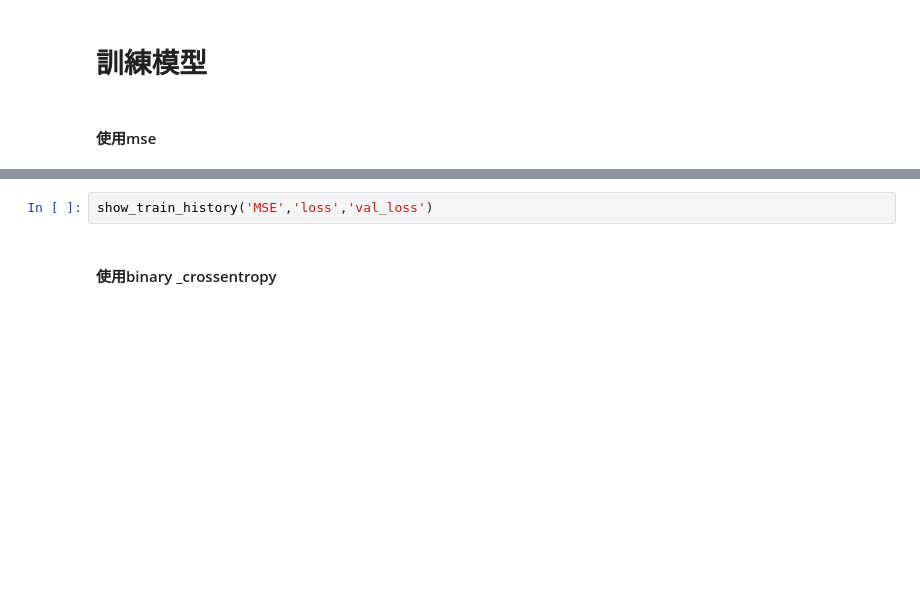
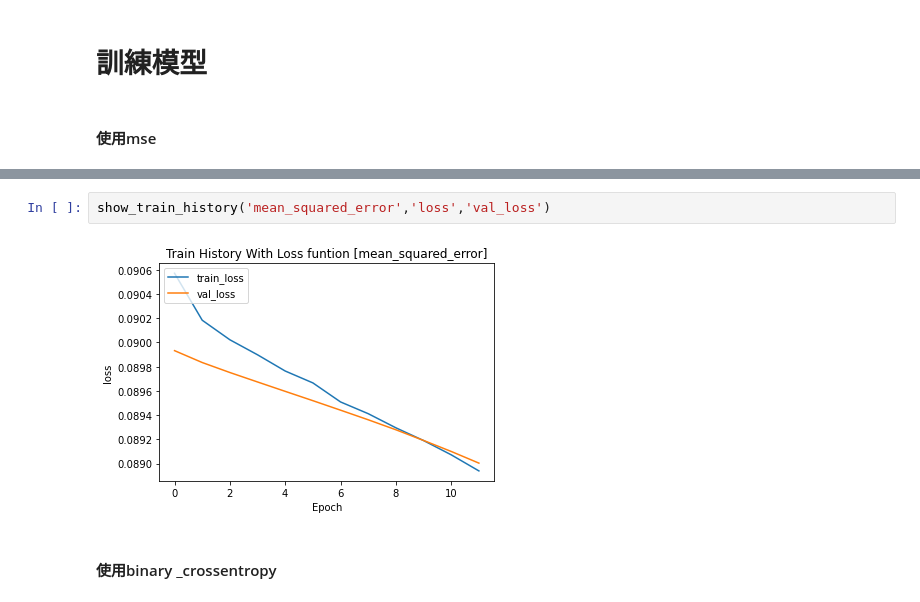
Before and after one commit to DunkLiao/4th-ML100Days, a Jupyter notebook: homework/Day_071_HW.ipynb, the cells around one changed output, grey strips where cells are left out. Saved outputs shown, nothing was run; the diff lists cells and outputs as text; blank space fills up the shorter version.

```diff
--- a/homework/Day_071_HW.ipynb
+++ b/homework/Day_071_HW.ipynb
@@ -162,5 +181,7 @@ show_train_history('MSE','accuracy','val_accuracy')
 # %%
-show_train_history('MSE','loss','val_loss')
+show_train_history('mean_squared_error','loss','val_loss')
+# %% [output]
+[figure, added]
 # %% [markdown]
 #### 使用binary _crossentropy
 # %%
```
Also changed, not shown: parts of 9 cells of this notebook, 1 other file.
